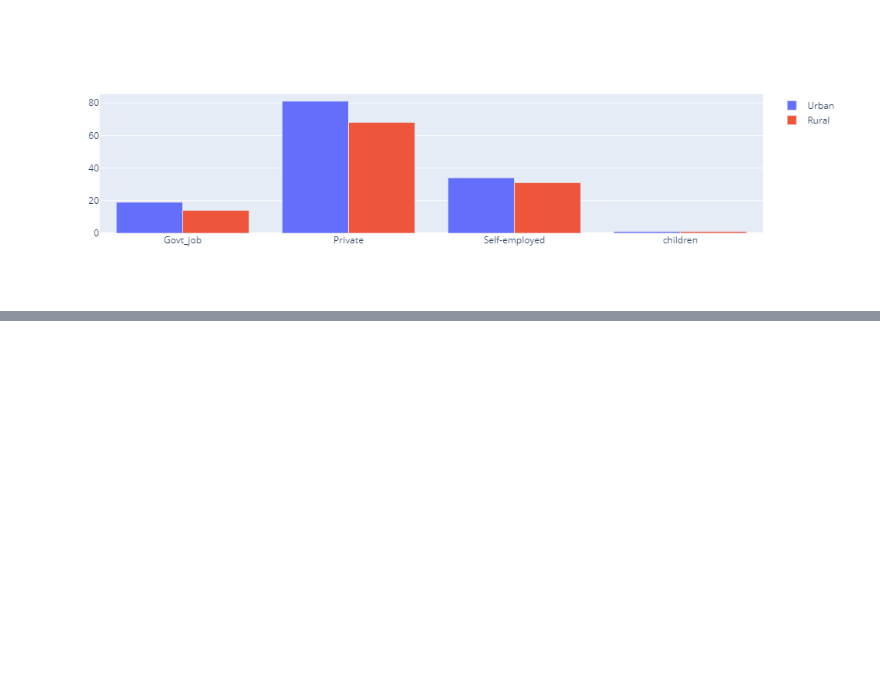
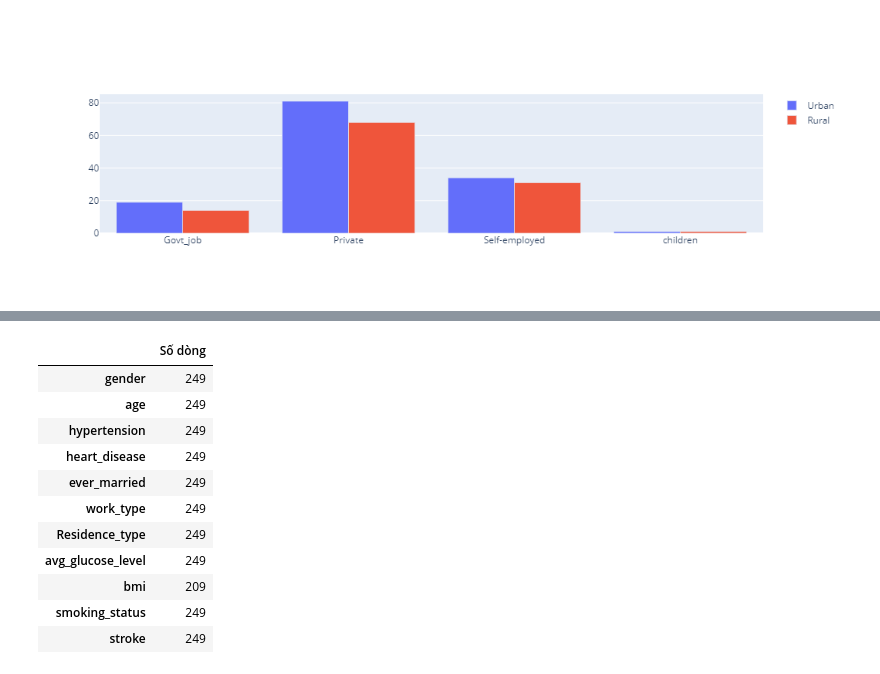
Before and after one commit to luthevy/LTKHDL_Final, a Jupyter notebook: vỹ.ipynb, the cells around one changed output, grey strips where cells are left out. Saved outputs shown, nothing was run; the diff lists cells and outputs as text; code cells hidden in the pictures; blank space fills up the shorter version.

```diff
--- a/vỹ.ipynb
+++ b/vỹ.ipynb
@@ -397,0 +406,17 @@ plot.show()
+# %%
+stroke_active = hcs_df.loc[(hcs_df['stroke'] == 1)]
+num_stroke_active = stroke_active.count(axis='rows')
+pd.DataFrame(num_stroke_active, columns = ['Số dòng'])
+# %% [output]
+|  | Số dòng |
+| gender | 249 |
+| age | 249 |
+| hypertension | 249 |
+| heart_disease | 249 |
+| ever_married | 249 |
+| work_type | 249 |
+| Residence_type | 249 |
+| avg_glucose_level | 249 |
+| bmi | 209 |
+| smoking_status | 249 |
+| stroke | 249 |
```
Also changed, not shown: parts of 5 cells of this notebook.
